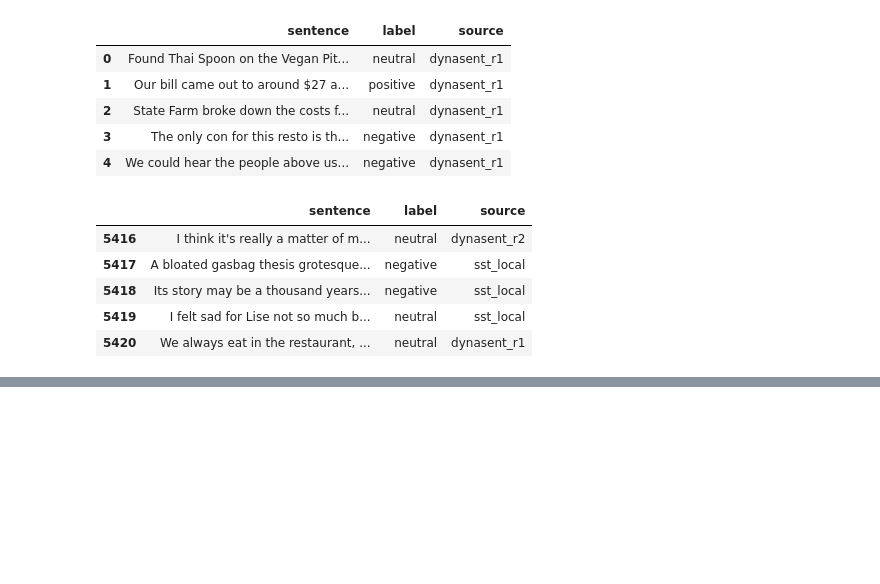
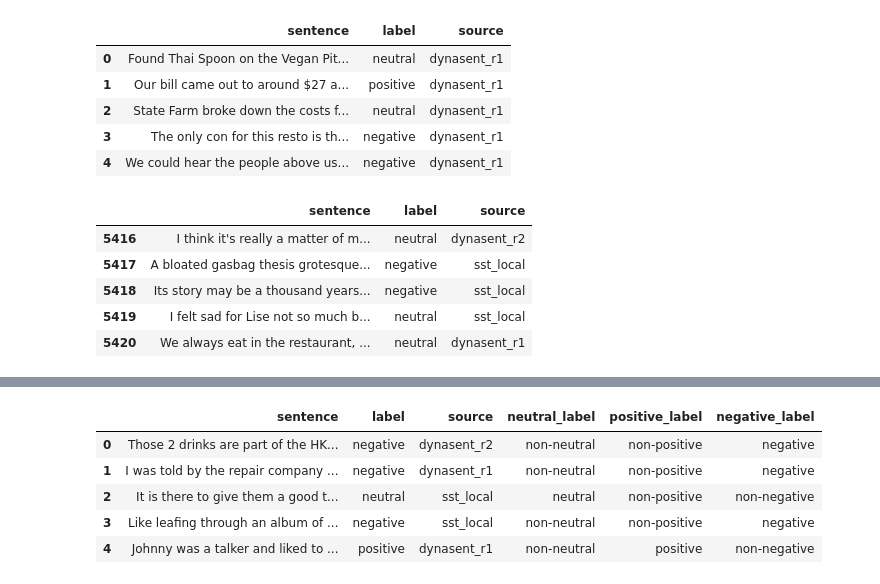
Before and after one commit to jbeno/sentiment, a Jupyter notebook: data_processing.ipynb, the cells around one changed output, grey strips where cells are left out. Drawn from its saved outputs; the diff is of its cells as text; code cells hidden in the pictures; blank space fills up the shorter version.

```diff
--- a/data_processing.ipynb
+++ b/data_processing.ipynb
@@ -857,3 +857,6 @@ dev_all.tail()
 # Save the combined training and dev data to CSV files
 train_all.to_csv('data/merged/train_all.csv', index=False)
 dev_all.to_csv('data/merged/dev_all.csv', index=False)
+# %%
+train_all_df = pd.read_csv('data/merged/train_all.csv')
+dev_all_df = pd.read_csv('data/merged/dev_all.csv')
@@ -859,0 +872,21 @@ dev_all.to_csv('data/merged/dev_all.csv', index=False)
+# %%
+# Create a binary classification dataset for neutral vs. non-neutral
+train_all_df['neutral_label'] = train_all_df['label'].apply(lambda x: 'neutral' if x == 'neutral' else 'non-neutral')
+dev_all_df['neutral_label'] = dev_all_df['label'].apply(lambda x: 'neutral' if x == 'neutral' else 'non-neutral')
+# %%
+# Create a binary classification dataset for positive vs. non-positive
+train_all_df['positive_label'] = train_all_df['label'].apply(lambda x: 'positive' if x == 'positive' else 'non-positive')
+dev_all_df['positive_label'] = dev_all_df['label'].apply(lambda x: 'positive' if x == 'positive' else 'non-positive')
+# %%
+# Create a binary classification dataset for negative vs. non-negative
+train_all_df['negative_label'] = train_all_df['label'].apply(lambda x: 'negative' if x == 'negative' else 'non-negative')
+dev_all_df['negative_label'] = dev_all_df['label'].apply(lambda x: 'negative' if x == 'negative' else 'non-negative')
+# %%
+train_all_df.head()
+# %% [output]
+|  | sentence | label | source | neutral_label | positive_label | negative_label |
+| 0 | Those 2 drinks are part of the HK... | negative | dynasent_r2 | non-neutral | non-positive | negative |
+| 1 | I was told by the repair company ... | negative | dynasent_r1 | non-neutral | non-positive | negative |
+| 2 | It is there to give them a good t... | neutral | sst_local | neutral | non-positive | non-negative |
+| 3 | Like leafing through an album of ... | negative | sst_local | non-neutral | non-positive | negative |
+| 4 | Johnny was a talker and liked to ... | positive | dynasent_r1 | non-neutral | positive | non-negative |
```
Also changed, not shown: parts of 2 cells of this notebook, 3 other files.
